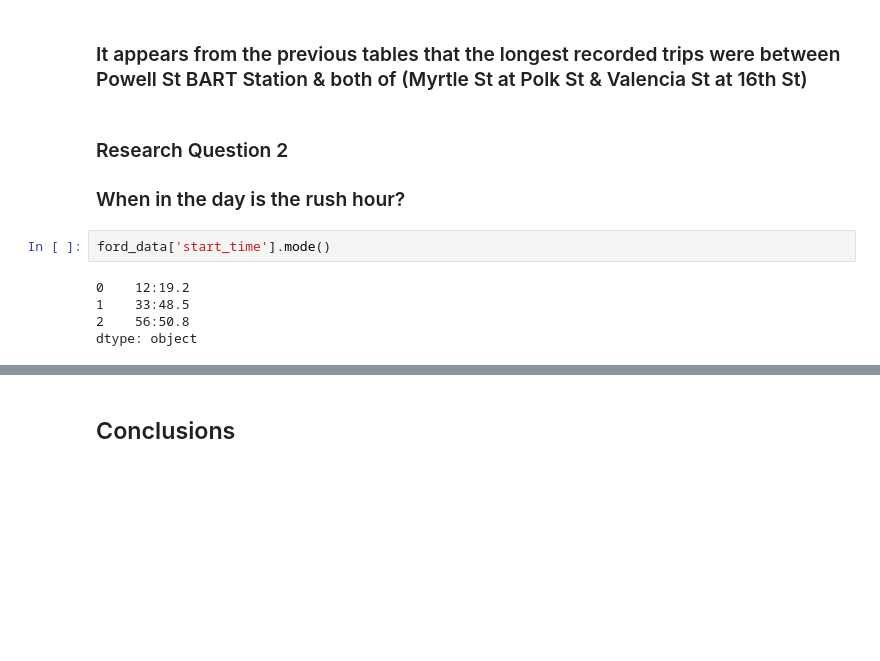
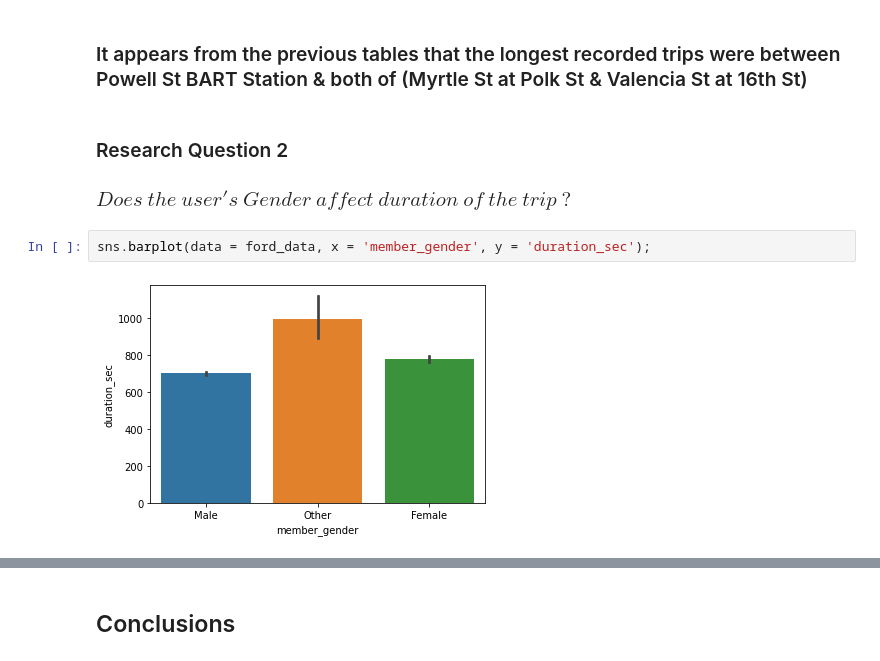
Before and after one commit to Ashmaawyy/Ford-Go-Bike-Data-Explanatory-Analysis, a Jupyter notebook: Exploratory Analysis.ipynb, the cells around one changed output, grey strips where cells are left out. Saved outputs shown, nothing was run; the diff lists cells and outputs as text; blank space fills up the shorter version.

```diff
--- a/Exploratory Analysis.ipynb
+++ b/Exploratory Analysis.ipynb
@@ -201,11 +206,8 @@ Name: end_station_name, dtype: object
 ### It appears from the previous tables that the longest recorded trips were between Powell St BART Station & both of (Myrtle St at Polk St &  Valencia St at 16th St)
 # %% [markdown]
 ### Research Question 2
-### When in the day is the rush hour?
+### $Does$ $the$ $user's$ $Gender$ $affect$ $duration$ $of$ $the$ $trip$ $?$
-# %%
-ford_data['start_time'].mode()
-# %% [output]
-0    12:19.2
-1    33:48.5
-2    56:50.8
-dtype: object
+# %%
+sns.barplot(data = ford_data, x = 'member_gender', y = 'duration_sec');
+# %% [output]
+[figure, added]
```
Also changed, not shown: parts of 9 cells of this notebook.
